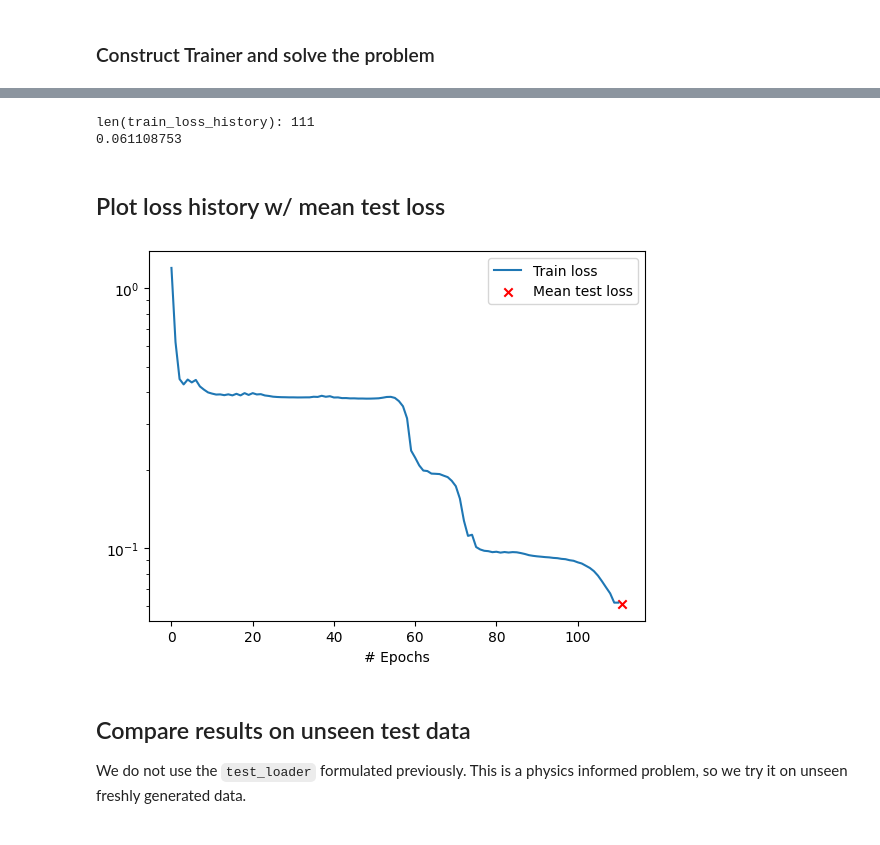
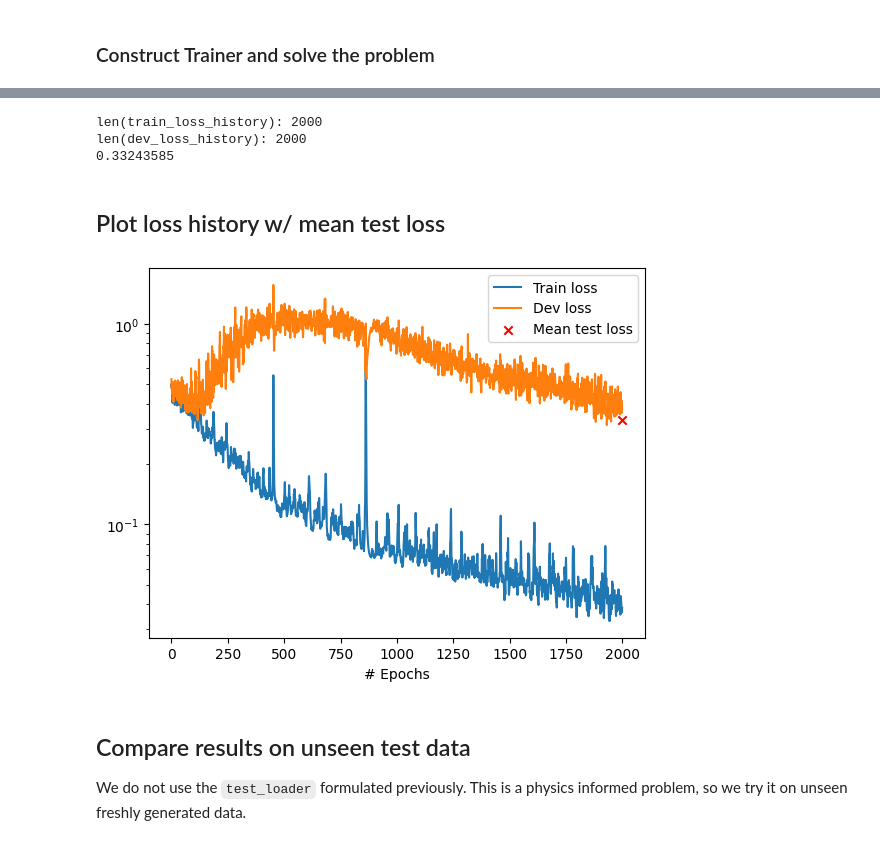
Before and after one commit to EladMichael/neuromancer, a Jupyter notebook: examples/neural_operators/Part_6_PIDeepONet_Advection_aligned.ipynb, the cells around one changed output, grey strips where cells are left out. Cells and saved outputs as stored; diff of their text form; code cells hidden in the pictures.

Commit message:
Add dev loader, enrich trunk space, train till 2000 epochs - notebook works well

```diff
--- a/examples/neural_operators/Part_6_PIDeepONet_Advection_aligned.ipynb
+++ b/examples/neural_operators/Part_6_PIDeepONet_Advection_aligned.ipynb
@@ -369,7 +428,7 @@ from neuromancer.modules.operators import DeepXDEWrapper
 from neuromancer.system import Node
 
 dde_deeponet_wrapped = DeepXDEWrapper(
-    model=dde_deeponet,
+    model=dde_deeponet_fourier,  # dde_deeponet or dde_deeponet_fourier
     is_cartesian=True,
 )
 
@@ -473,9 +534,9 @@ problem.show()  # graphviz library needed for graph visualization
 # %%
 lr = 0.0005  # step size for gradient descent
-epochs = 1000  # number of training epochs
+epochs = 1000  # number of training epochs (needs many epochs to converge)
 epoch_verbose = 10  # print loss/display loss plot when this many epochs have occurred
-warmup = 100  # number of epochs to wait before enacting early stopping policy
-patience = 0  # number of epochs with no improvement in eval metric to allow before early stopping
+warmup = 200  # number of epochs to wait before enacting early stopping policy
+patience = 200  # number of epochs with no improvement in eval metric to allow before early stopping
 
 optimizer = torch.optim.Adam(problem.parameters(), lr=lr)
 # %% [markdown]
@@ -491,18 +552,18 @@ loss_history_callback = LossHistoryCallback(plots_dir=None, show=True)
 trainer = Trainer(
     problem.to(device),
     train_data=train_loader,
-    dev_data=train_loader,
+    dev_data=dev_loader,  # just a placeholder for dev set
     test_data=test_loader,  # optional test data for evaluating test losses
     optimizer=optimizer,
     logger=None,
-    # callback=loss_history_callback,
+    callback=loss_history_callback,
     epochs=epochs,
     patience=patience,
     epoch_verbose=epoch_verbose,
     train_metric="train_loss",
-    dev_metric="train_loss",
+    dev_metric="dev_loss",
     test_metric="test_loss",
-    eval_metric="train_loss",
+    eval_metric="mean_train_loss",
     warmup=warmup,
     device=device,
 )
@@ -535,24 +584,30 @@ best_outputs = trainer.test(best_model)
 train_loss_history = [l.detach().cpu().numpy() for l in trainer.loss_history["train"]]
 print(f"len(train_loss_history): {len(train_loss_history)}")
 
+# if using dev_loader
+dev_loss_history = [l.detach().cpu().numpy() for l in trainer.loss_history["dev"]]
+print(f"len(dev_loss_history): {len(dev_loss_history)}")
+
 # if using test_loader
 mean_test_loss = best_outputs["mean_test_loss"].detach().cpu().numpy()
 print(mean_test_loss)
 # %% [output]
-len(train_loss_history): 111
-0.061108753
+len(train_loss_history): 2000
+len(dev_loss_history): 2000
+0.33243585
 # %% [markdown]
 ## Plot loss history w/ mean test loss
 # %%
 plt.semilogy(train_loss_history, label="Train loss")
+plt.semilogy(dev_loss_history, label="Dev loss")
 plt.scatter(
     len(train_loss_history), mean_test_loss, label="Mean test loss", c="red", marker="x"
 )
 plt.xlabel("# Epochs")
 plt.legend()
 plt.show()
 # %% [output]
-[figure, old version]
+[figure, new version]
 # %% [markdown]
 ## Compare results on unseen test data
 
```
Also changed, not shown: parts of 15 cells of this notebook.
